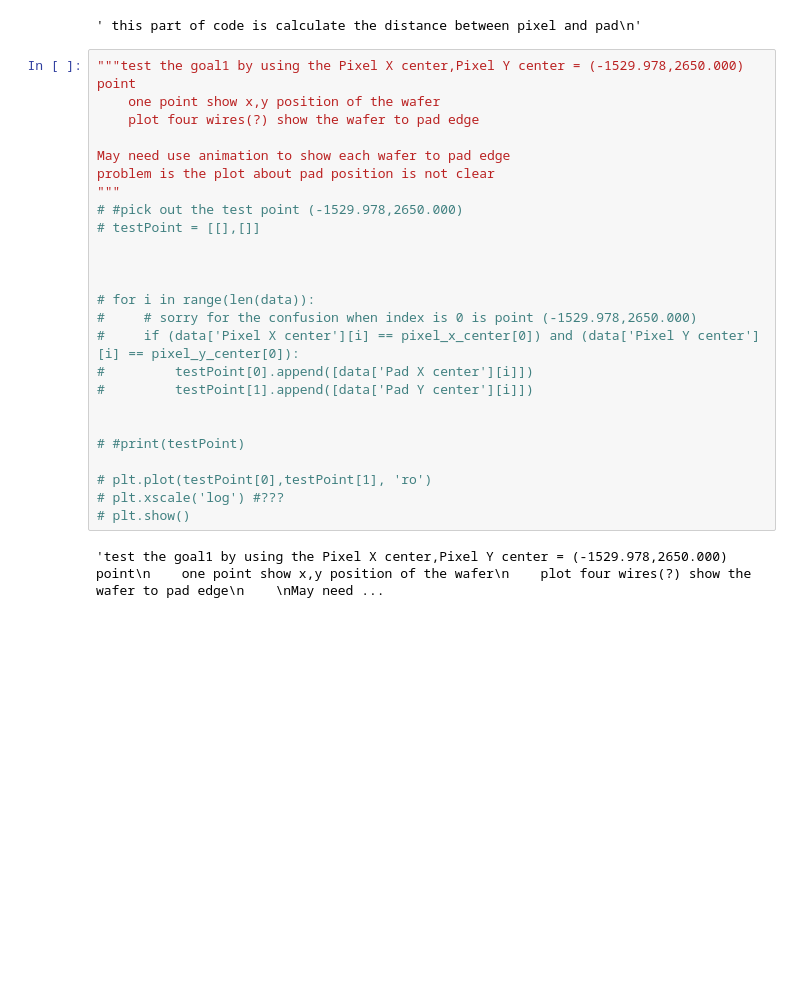
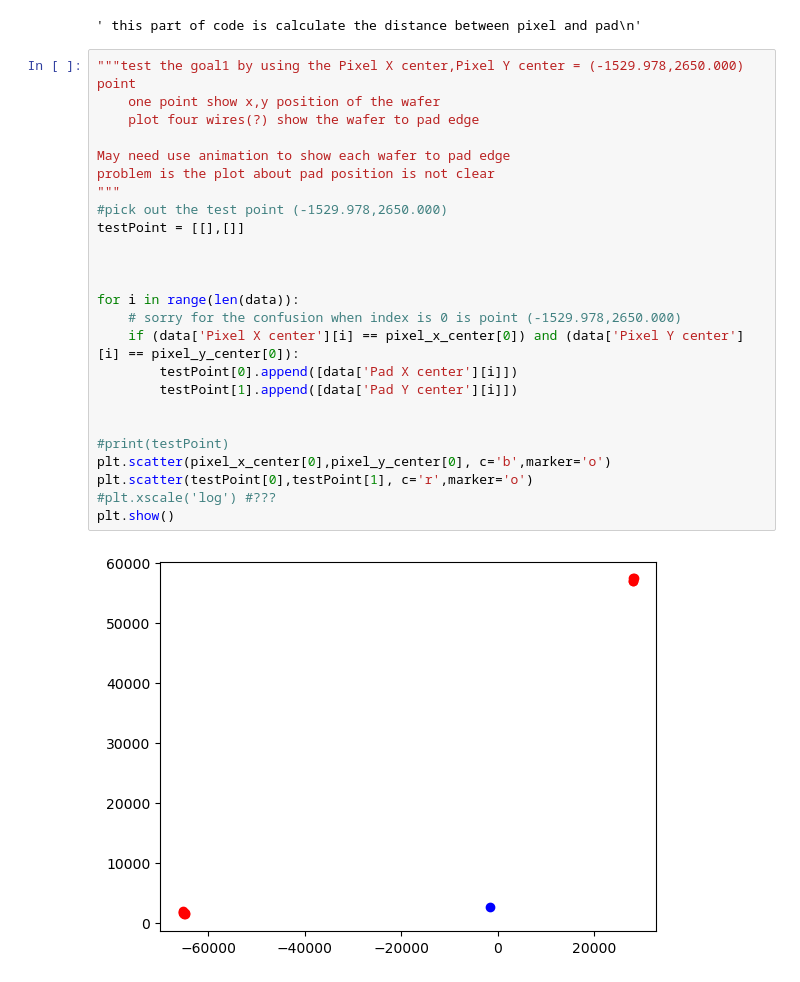
Before and after one commit to ReChen33/QuReseach, a Jupyter notebook: code/wafer/TestWafer.ipynb, the cells around one changed output. Cells and saved outputs as stored; diff of their text form; blank space fills up the shorter version.

```diff
--- a/code/wafer/TestWafer.ipynb
+++ b/code/wafer/TestWafer.ipynb
@@ -1344,27 +1363,27 @@ way2 error based on new info
 # %%
 """test the goal1 by using the Pixel X center,Pixel Y center = (-1529.978,2650.000) point
     one point show x,y position of the wafer
     plot four wires(?) show the wafer to pad edge
 
 May need use animation to show each wafer to pad edge
 problem is the plot about pad position is not clear
 """
-# #pick out the test point (-1529.978,2650.000)
-# testPoint = [[],[]]
+#pick out the test point (-1529.978,2650.000)
+testPoint = [[],[]]
 
 
 
-# for i in range(len(data)):
-#     # sorry for the confusion when index is 0 is point (-1529.978,2650.000)
-#     if (data['Pixel X center'][i] == pixel_x_center[0]) and (data['Pixel Y center'][i] == pixel_y_center[0]):
-#         testPoint[0].append([data['Pad X center'][i]])
-#         testPoint[1].append([data['Pad Y center'][i]])
+for i in range(len(data)):
+    # sorry for the confusion when index is 0 is point (-1529.978,2650.000)
+    if (data['Pixel X center'][i] == pixel_x_center[0]) and (data['Pixel Y center'][i] == pixel_y_center[0]):
+        testPoint[0].append([data['Pad X center'][i]])
+        testPoint[1].append([data['Pad Y center'][i]])
 
 
-# #print(testPoint)
-
-# plt.plot(testPoint[0],testPoint[1], 'ro')
-# plt.xscale('log') #???
-# plt.show()
+#print(testPoint)
+plt.scatter(pixel_x_center[0],pixel_y_center[0], c='b',marker='o')
+plt.scatter(testPoint[0],testPoint[1], c='r',marker='o')
+#plt.xscale('log') #???
+plt.show()
 # %% [output]
-'test the goal1 by using the Pixel X center,Pixel Y center = (-1529.978,2650.000) point\n    one point show x,y position of the wafer\n    plot four wires(?) show the wafer to pad edge\n    \nMay need ...
+[figure, added]
```
Also changed, not shown: parts of 5 cells of this notebook, 2 other files.
